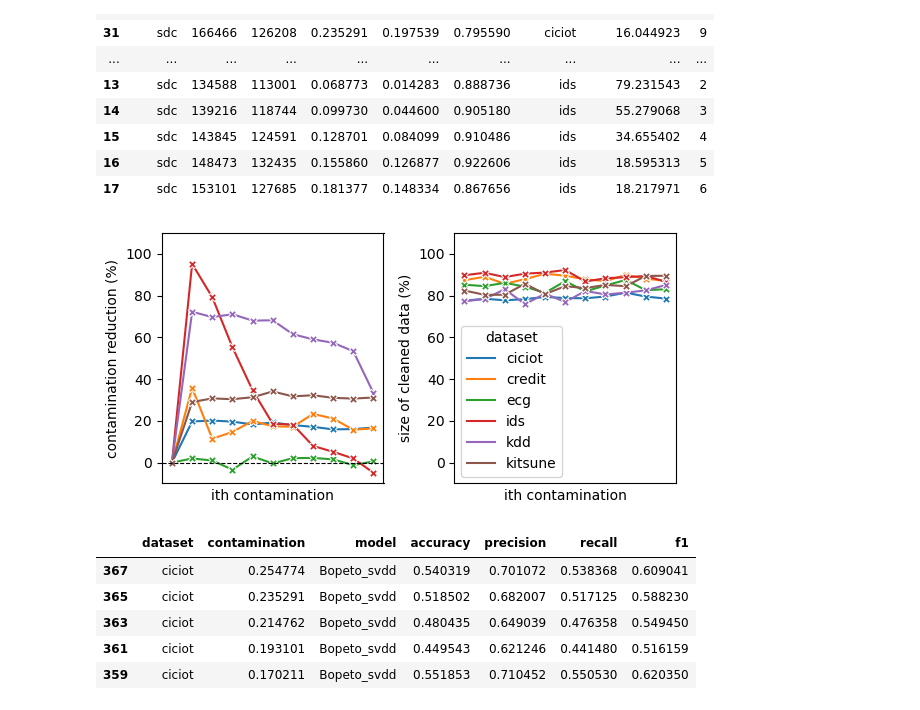
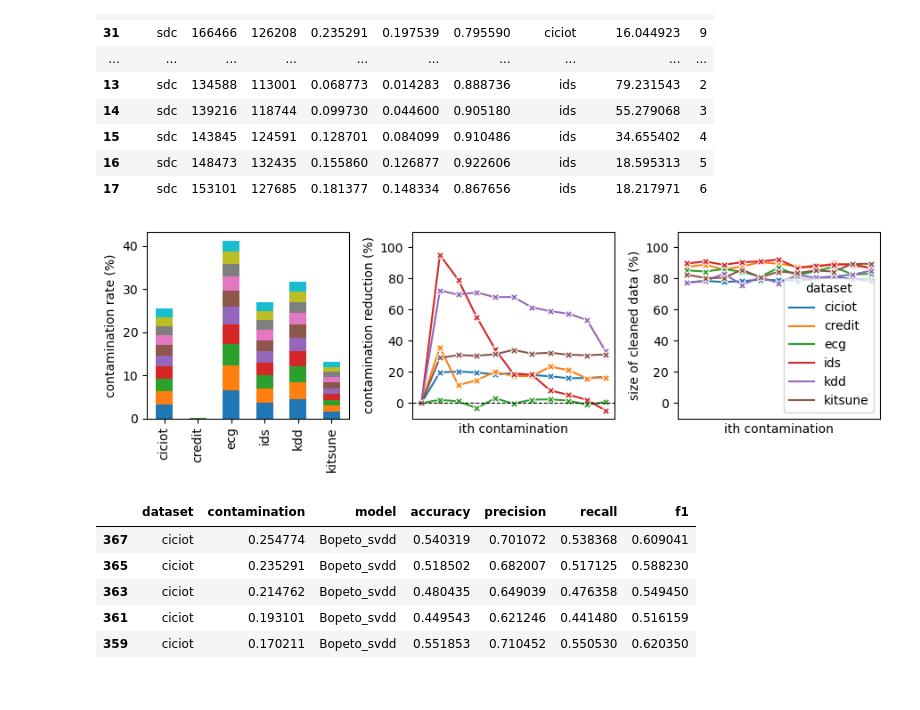
Before and after one commit to jmf-mas/jmf_bopeto, a Jupyter notebook: outputs/plots.ipynb, the cells around one changed output. Saved outputs shown, nothing was run; the diff lists cells and outputs as text; code cells hidden in the pictures.

```diff
--- a/outputs/plots.ipynb
+++ b/outputs/plots.ipynb
@@ -73,28 +73,50 @@ data.head(40)
 | 15 | sdc | 143845 | 124591 | 0.128701 | 0.084099 | 0.910486 | ids | 34.655402 | 4 |
 | 16 | sdc | 148473 | 132435 | 0.155860 | 0.126877 | 0.922606 | ids | 18.595313 | 5 |
 | 17 | sdc | 153101 | 127685 | 0.181377 | 0.148334 | 0.867656 | ids | 18.217971 | 6 |
+# %%
+sub_df = df_perf[['dataset', 'contamination']].copy()
+sub_df['contamination'] = sub_df['contamination']*100
+sub_df = sub_df.drop_duplicates().groupby("dataset")['contamination'].apply(lambda x: sorted(x)).to_dict()
+
+keys = list(sub_df.keys())
+for key in keys:
+    sub_df[key] = np.diff(sub_df[key])
+contaminations = {}
+size = len(sub_df["kitsune"])
+for i in range(size):
+    contaminations[i] = [sub_df["ciciot"][i], sub_df["credit"][i], sub_df["ecg"][i],
+           sub_df["ids"][i], sub_df["kdd"][i], sub_df["kitsune"][i]]
 # %%
-fig, ax = plt.subplots(ncols=2, figsize=(6, 3))
+fig, ax = plt.subplots(ncols=3, figsize=(9, 3))
 cond = data['dataset']=='ciciot'
+width = 0.5
+bottom = np.zeros(6)
+for boolean, weight_count in contaminations.items():
+    p = ax[0].bar(keys, weight_count, width, label=boolean, bottom=bottom)
+    bottom += weight_count
+ax[0].set_ylabel('contamination rate (%)')
+ax[0].legend().remove()
+ax[0].set_xticklabels(keys, rotation=90)
 
-sns.lineplot(data=data, x=data.id, y=data.improvement, hue='dataset', ax=ax[0], marker='X')
+
+sns.lineplot(data=data, x=data.id, y=data.improvement, hue='dataset', ax=ax[1], marker='X')
 #ax.set_title(f'{subplot}'.upper())
-ax[0].set_xlabel('ith contamination')
-ax[1].set_ylabel('size of cleaned data (%)')
-sns.lineplot(data=data, x=data.id, y=100*data.ratio, hue='dataset', ax=ax[1], marker='X')
 ax[1].set_xlabel('ith contamination')
-ax[0].set_ylabel('contamination reduction (%)')
-ax[0].axhline(y=0, color='black', linestyle='--', linewidth=0.8)
-ax[0].legend().remove()
-ax[0].set_xticks([])
+ax[2].set_ylabel('size of cleaned data (%)')
+sns.lineplot(data=data, x=data.id, y=100*data.ratio, hue='dataset', ax=ax[2], marker='X')
+ax[2].set_xlabel('ith contamination')
+ax[1].set_ylabel('contamination reduction (%)')
+ax[1].axhline(y=0, color='black', linestyle='--', linewidth=0.8)
+ax[1].legend().remove()
 ax[1].set_xticks([])
-ax[0].set_ylim(-10, 110)
+ax[2].set_xticks([])
 ax[1].set_ylim(-10, 110)
+ax[2].set_ylim(-10, 110)
 plt.tight_layout()
 plt.savefig("cleaning_ratio.pdf")
 plt.show()
 # %% [output]
-[figure, old version]
+[figure, new version]
 # %%
 df_1 = pd.read_csv("performances_kdd_AE.csv")
 df_2 = pd.read_csv("performances_kdd_OC-SVM.csv")
```
Also changed, not shown: parts of 3 cells of this notebook, 2 other files.
